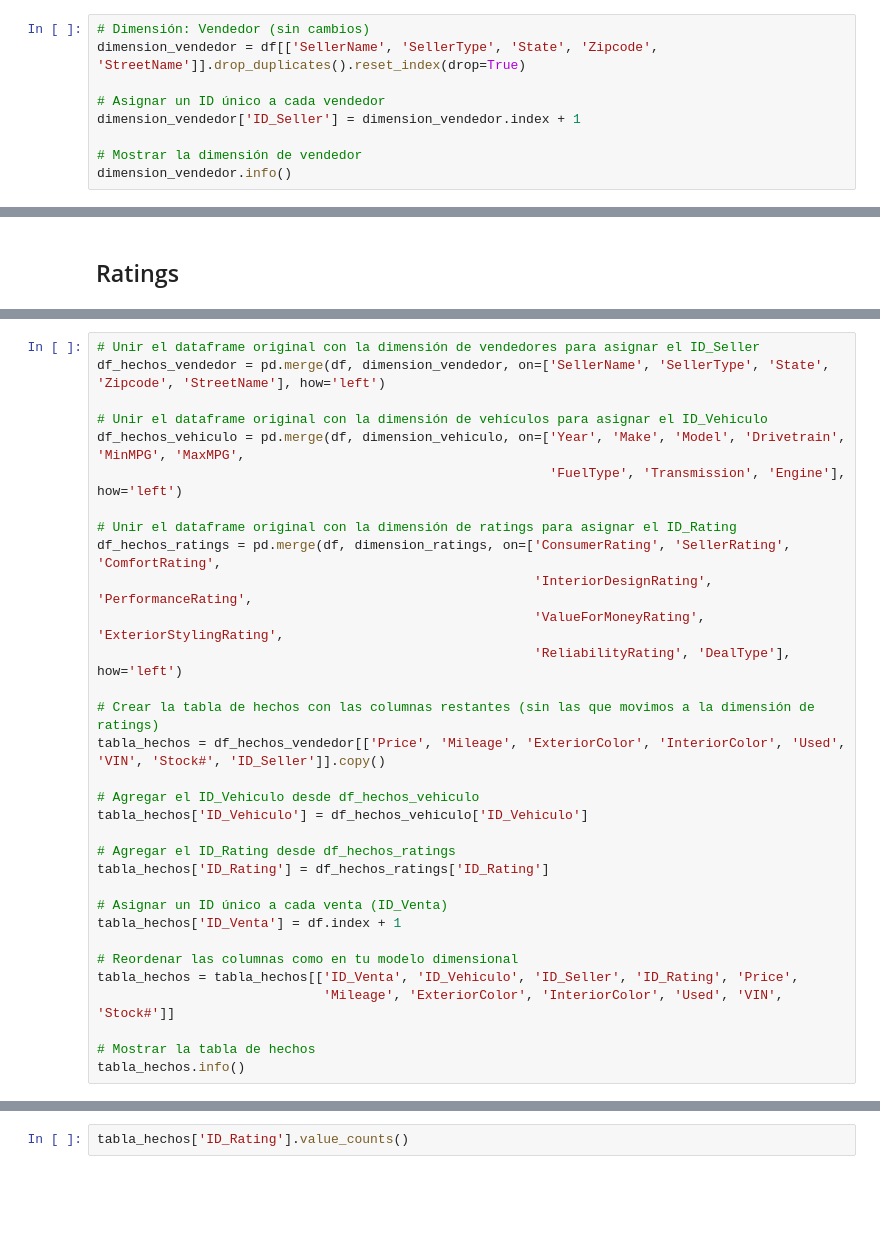
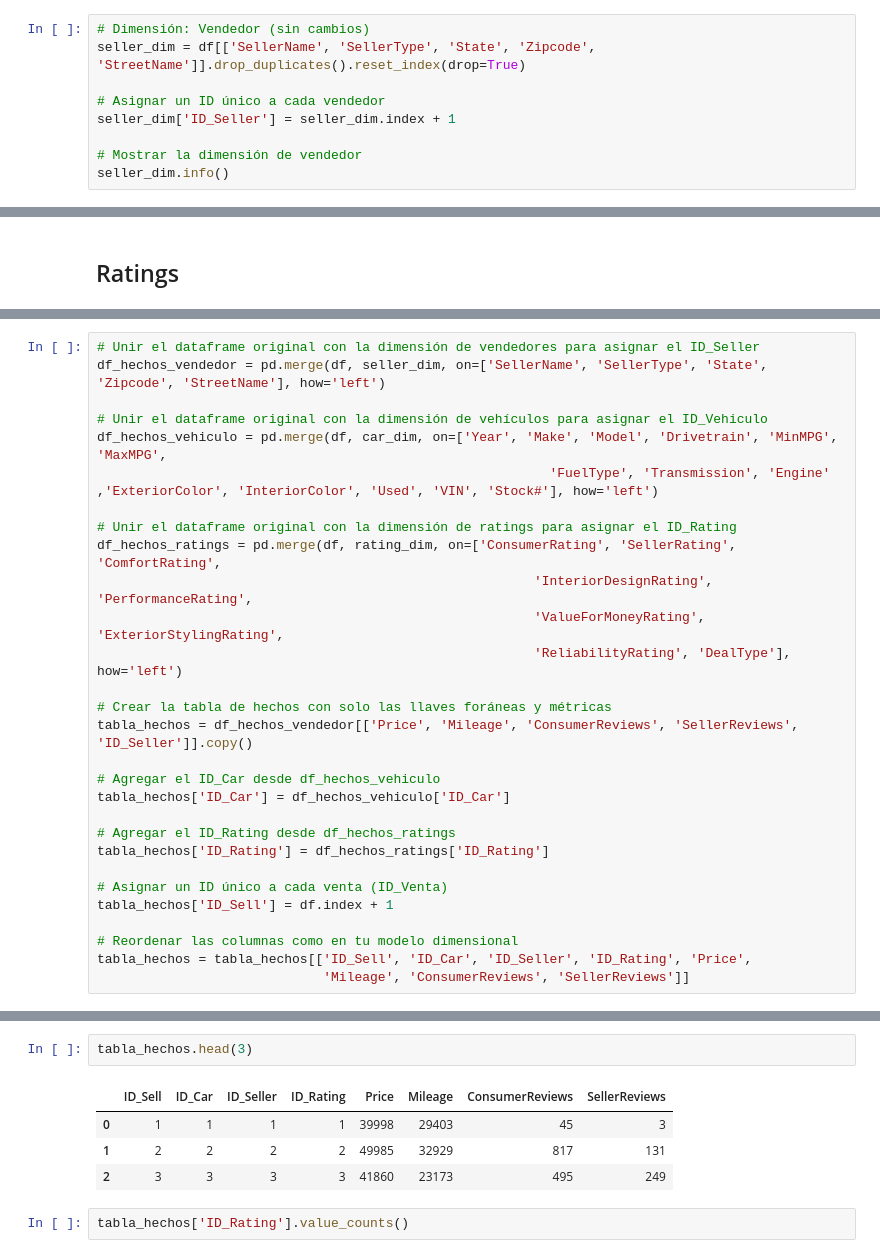
Before and after one commit to 2004santiago/Proyect-Cars-ETL, a Jupyter notebook: fact-dimensions.ipynb, the cells around one changed output, grey strips where cells are left out. Saved outputs shown, nothing was run; the diff lists cells and outputs as text; blank space fills up the shorter version.

```diff
--- a/fact-dimensions.ipynb
+++ b/fact-dimensions.ipynb
@@ -65,12 +55,12 @@ memory usage: 251.8+ KB
 # %%
 # Dimensión: Vendedor (sin cambios)
-dimension_vendedor = df[['SellerName', 'SellerType', 'State', 'Zipcode', 'StreetName']].drop_duplicates().reset_index(drop=True)
+seller_dim = df[['SellerName', 'SellerType', 'State', 'Zipcode', 'StreetName']].drop_duplicates().reset_index(drop=True)
 
 # Asignar un ID único a cada vendedor
-dimension_vendedor['ID_Seller'] = dimension_vendedor.index + 1
+seller_dim['ID_Seller'] = seller_dim.index + 1
 
 # Mostrar la dimensión de vendedor
-dimension_vendedor.info()
+seller_dim.info()
 # %% [output]
 <class 'pandas.core.frame.DataFrame'>
 RangeIndex: 3972 entries, 0 to 3971
@@ -121,32 +100,29 @@ memory usage: 413.0+ KB
 # %%
 # Unir el dataframe original con la dimensión de vendedores para asignar el ID_Seller
-df_hechos_vendedor = pd.merge(df, dimension_vendedor, on=['SellerName', 'SellerType', 'State', 'Zipcode', 'StreetName'], how='left')
+df_hechos_vendedor = pd.merge(df, seller_dim, on=['SellerName', 'SellerType', 'State', 'Zipcode', 'StreetName'], how='left')
 
 # Unir el dataframe original con la dimensión de vehículos para asignar el ID_Vehiculo
-df_hechos_vehiculo = pd.merge(df, dimension_vehiculo, on=['Year', 'Make', 'Model', 'Drivetrain', 'MinMPG', 'MaxMPG',
-                                                          'FuelType', 'Transmission', 'Engine'], how='left')
+df_hechos_vehiculo = pd.merge(df, car_dim, on=['Year', 'Make', 'Model', 'Drivetrain', 'MinMPG', 'MaxMPG',
+                                                          'FuelType', 'Transmission', 'Engine' ,'ExteriorColor', 'InteriorColor', 'Used', 'VIN', 'Stock#'], how='left')
 
 # Unir el dataframe original con la dimensión de ratings para asignar el ID_Rating
-df_hechos_ratings = pd.merge(df, dimension_ratings, on=['ConsumerRating', 'SellerRating', 'ComfortRating',
+df_hechos_ratings = pd.merge(df, rating_dim, on=['ConsumerRating', 'SellerRating', 'ComfortRating',
                                                         'InteriorDesignRating', 'PerformanceRating',
                                                         'ValueForMoneyRating', 'ExteriorStylingRating',
                                                         'ReliabilityRating', 'DealType'], how='left')
 
-# Crear la tabla de hechos con las columnas restantes (sin las que movimos a la dimensión de ratings)
-tabla_hechos = df_hechos_vendedor[['Price', 'Mileage', 'ExteriorColor', 'InteriorColor', 'Used', 'VIN', 'Stock#', 'ID_Seller']].copy()
+# Crear la tabla de hechos con solo las llaves foráneas y métricas
+tabla_hechos = df_hechos_vendedor[['Price', 'Mileage', 'ConsumerReviews', 'SellerReviews', 'ID_Seller']].copy()
 
-# Agregar el ID_Vehiculo desde df_hechos_vehiculo
-tabla_hechos['ID_Vehiculo'] = df_hechos_vehiculo['ID_Vehiculo']
+# Agregar el ID_Car desde df_hechos_vehiculo
+tabla_hechos['ID_Car'] = df_hechos_vehiculo['ID_Car']
 
 # Agregar el ID_Rating desde df_hechos_ratings
 tabla_hechos['ID_Rating'] = df_hechos_ratings['ID_Rating']
 
 # Asignar un ID único a cada venta (ID_Venta)
-tabla_hechos['ID_Venta'] = df.index + 1
+tabla_hechos['ID_Sell'] = df.index + 1
 
 # Reordenar las columnas como en tu modelo dimensional
-tabla_hechos = tabla_hechos[['ID_Venta', 'ID_Vehiculo', 'ID_Seller', 'ID_Rating', 'Price',
-                             'Mileage', 'ExteriorColor', 'InteriorColor', 'Used', 'VIN', 'Stock#']]
-
-# Mostrar la tabla de hechos
-tabla_hechos.info()
+tabla_hechos = tabla_hechos[['ID_Sell', 'ID_Car', 'ID_Seller', 'ID_Rating', 'Price',
+                             'Mileage', 'ConsumerReviews', 'SellerReviews']]
@@ -172,3 +129,10 @@ memory usage: 668.7+ KB
+# %%
+tabla_hechos.head(3)
+# %% [output]
+|  | ID_Sell | ID_Car | ID_Seller | ID_Rating | Price | Mileage | ConsumerReviews | SellerReviews |
+| 0 | 1 | 1 | 1 | 1 | 39998 | 29403 | 45 | 3 |
+| 1 | 2 | 2 | 2 | 2 | 49985 | 32929 | 817 | 131 |
+| 2 | 3 | 3 | 3 | 3 | 41860 | 23173 | 495 | 249 |
 # %%
 tabla_hechos['ID_Rating'].value_counts()
 # %% [output]
```
Also changed, not shown: parts of 23 cells of this notebook, 10 other files.
